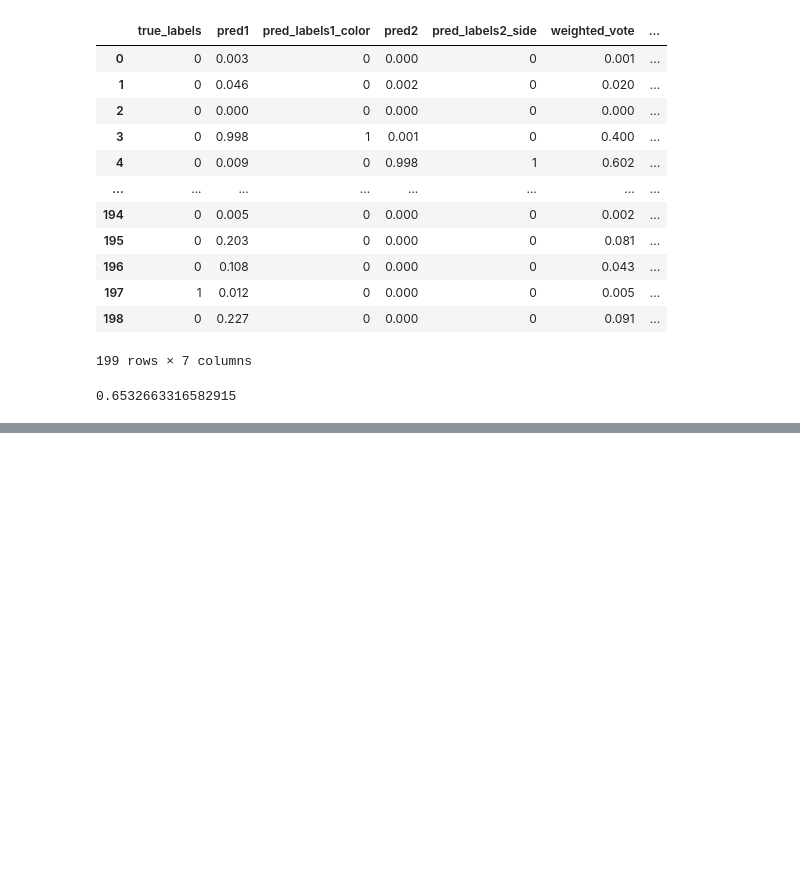
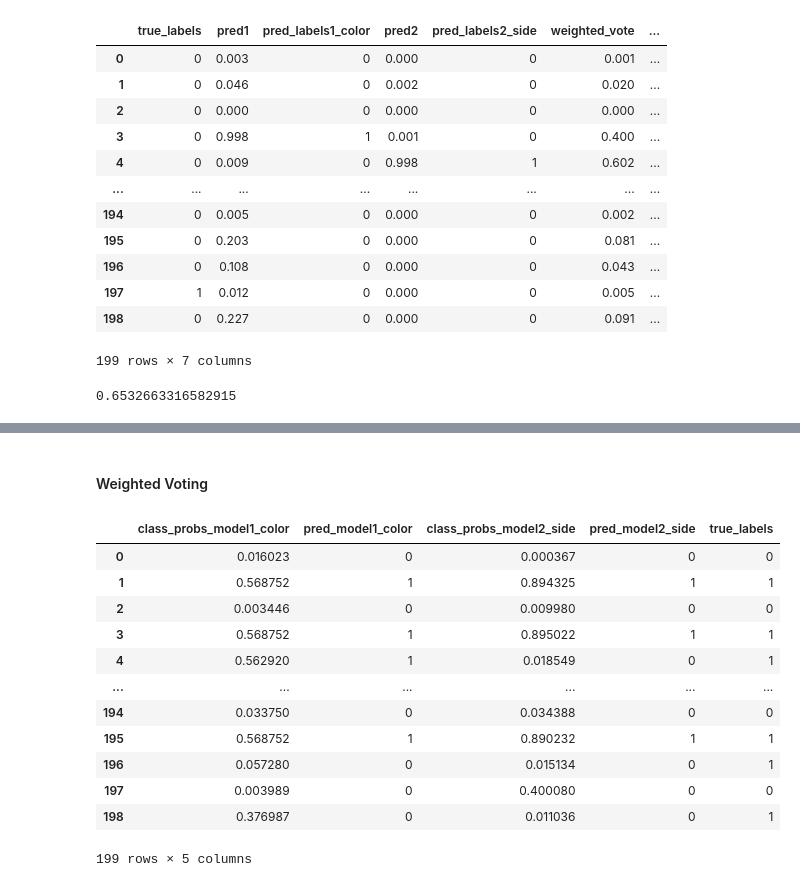
Before and after one commit to louismeeckers/data-fusion-g2, a Jupyter notebook: startingPoint.ipynb, the cells around one changed output, grey strips where cells are left out. Saved outputs shown, nothing was run; the diff lists cells and outputs as text; code cells hidden in the pictures; blank space fills up the shorter version.

```diff
--- a/startingPoint.ipynb
+++ b/startingPoint.ipynb
@@ -426,0 +803,29 @@ acc
+# %%
+# Create an empty list to hold the results
+results = []
+
+# Set the model to evaluation mode
+net.eval()
+
+# Turn off gradient calculations to save memory and computation
+with torch.no_grad():
+    for data in testloader:
+        images, labels = data
+        outputs = net(images)
+
+        # Get the predicted class labels and class probabilities
+        _, predicted = torch.max(outputs.data, 1)
+        probs = torch.nn.functional.softmax(outputs, dim=1)
+
+        # Convert PyTorch tensors to numpy arrays
+        true_labels = labels.numpy()
+        predicted_labels = predicted.numpy()
+        class_probs = probs.numpy()[:, 1]  # Only include probabilities for class 1
+
+        # Append the results to the list
+        for i in range(len(true_labels)):
+            results.append([true_labels[i], predicted_labels[i], class_probs[i]])
+
+# Convert the list of results to a pandas DataFrame
+results_df2 = pd.DataFrame(results, columns=['True Label', 'Predicted Label', 'Class Probabilities'])
+results_df2
@@ -426,0 +846,25 @@ acc
+# %% [markdown]
+#### Weighted Voting
+# %%
+merged_df = pd.DataFrame()
+merged_df['class_probs_model1_color'] = results_df1['class_prob']
+merged_df['pred_model1_color'] = results_df1['predicted_label']
+merged_df['class_probs_model2_side'] = results_df2['Class Probabilities']
+merged_df['pred_model2_side'] = results_df2['Predicted Label']
+merged_df['true_labels'] = results_df1['true_label']
+
+merged_df
+# %% [output]
+|  | class_probs_model1_color | pred_model1_color | class_probs_model2_side | pred_model2_side | true_labels |
+| 0 | 0.016023 | 0 | 0.000367 | 0 | 0 |
+| 1 | 0.568752 | 1 | 0.894325 | 1 | 1 |
+| 2 | 0.003446 | 0 | 0.009980 | 0 | 0 |
+| 3 | 0.568752 | 1 | 0.895022 | 1 | 1 |
+| 4 | 0.562920 | 1 | 0.018549 | 0 | 1 |
+| ... | ... | ... | ... | ... | ... |
+| 194 | 0.033750 | 0 | 0.034388 | 0 | 0 |
+| 195 | 0.568752 | 1 | 0.890232 | 1 | 1 |
+| 196 | 0.057280 | 0 | 0.015134 | 0 | 1 |
+| 197 | 0.003989 | 0 | 0.400080 | 0 | 0 |
+| 198 | 0.376987 | 0 | 0.011036 | 0 | 1 |
+199 rows × 5 columns
```
Also changed, not shown: parts of 14 cells of this notebook.
